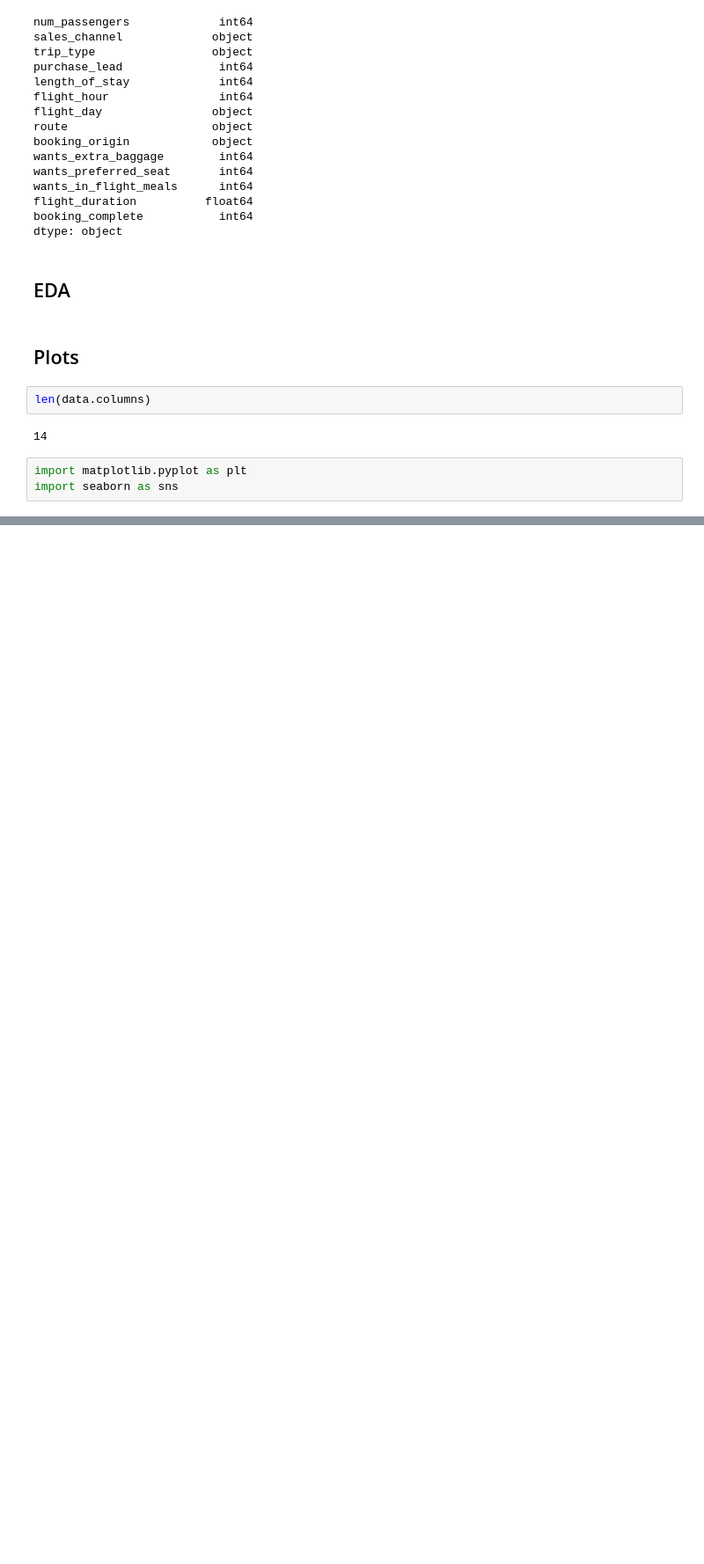
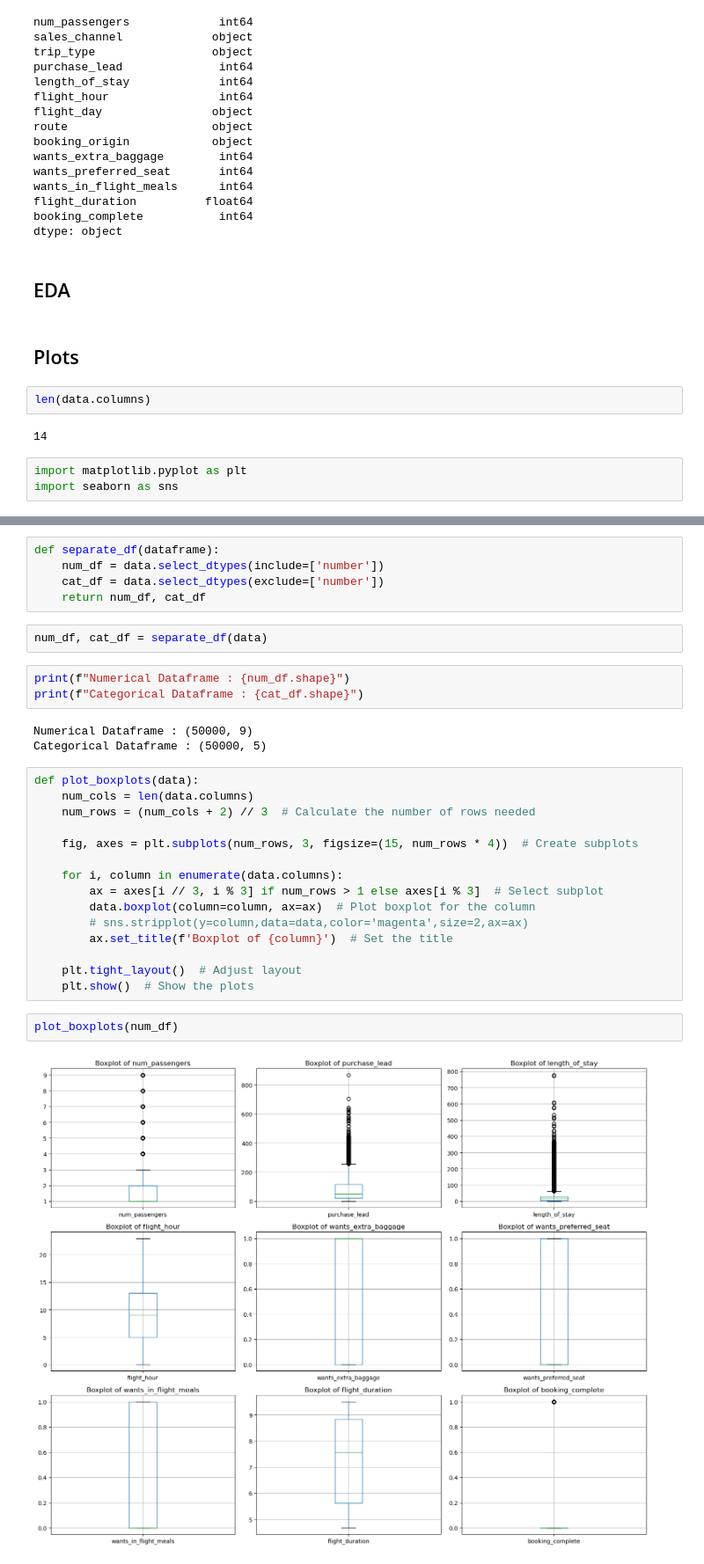
Before and after one commit to Ds2023/British_Airways_Predictive_Booking_Model, a Jupyter notebook: notebooks/eda.ipynb, the cells around one changed output, grey strips where cells are left out. Shown: that part at 88% size. Cells and saved outputs as stored; diff of their text form; blank space fills up the shorter version.

```diff
--- a/notebooks/eda.ipynb
+++ b/notebooks/eda.ipynb
@@ -88,0 +96,32 @@ import seaborn as sns
+# %%
+def separate_df(dataframe):
+    num_df = data.select_dtypes(include=['number'])
+    cat_df = data.select_dtypes(exclude=['number'])
+    return num_df, cat_df
+# %%
+num_df, cat_df = separate_df(data)
+# %%
+print(f"Numerical Dataframe : {num_df.shape}")
+print(f"Categorical Dataframe : {cat_df.shape}")
+# %% [output]
+Numerical Dataframe : (50000, 9)
+Categorical Dataframe : (50000, 5)
+# %%
+def plot_boxplots(data):
+    num_cols = len(data.columns)
+    num_rows = (num_cols + 2) // 3  # Calculate the number of rows needed
+
+    fig, axes = plt.subplots(num_rows, 3, figsize=(15, num_rows * 4))  # Create subplots
+
+    for i, column in enumerate(data.columns):
+        ax = axes[i // 3, i % 3] if num_rows > 1 else axes[i % 3]  # Select subplot
+        data.boxplot(column=column, ax=ax)  # Plot boxplot for the column
+        # sns.stripplot(y=column,data=data,color='magenta',size=2,ax=ax)
+        ax.set_title(f'Boxplot of {column}')  # Set the title
+
+    plt.tight_layout()  # Adjust layout
+    plt.show()  # Show the plots
+# %%
+plot_boxplots(num_df)
+# %% [output]
+[figure, added]
```
Also changed, not shown: parts of 15 cells of this notebook, 1 other file.
